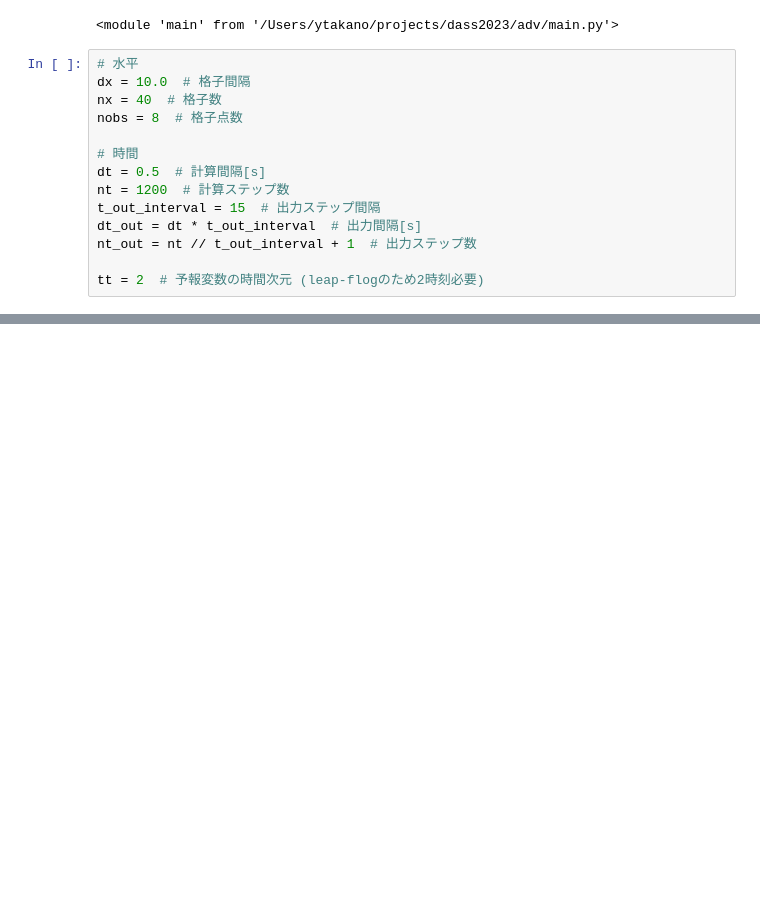
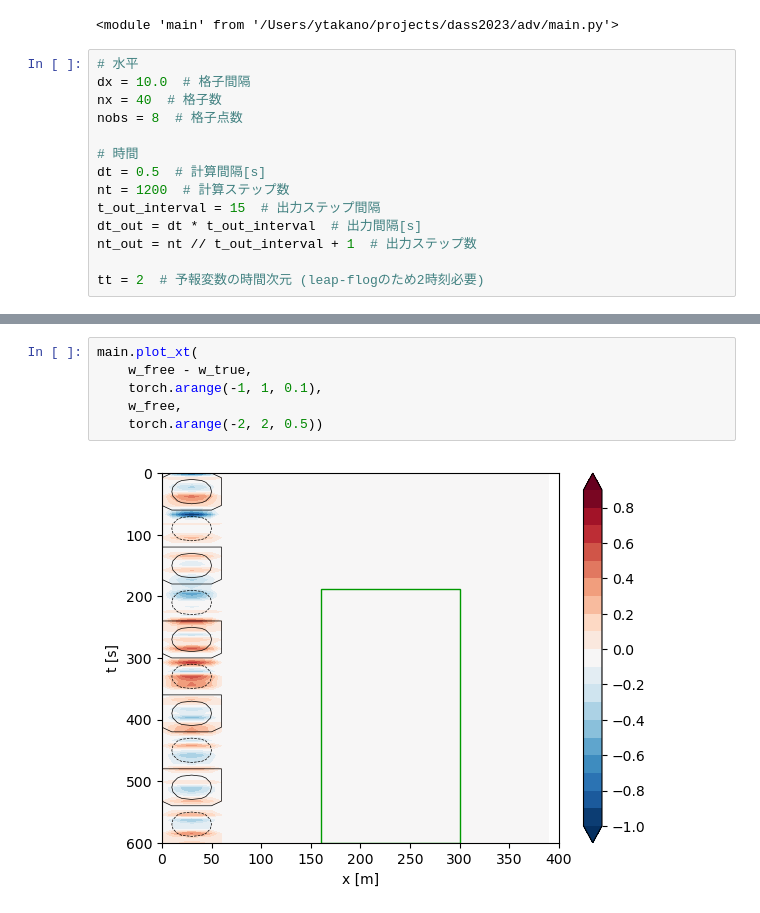
Before and after one commit to wm-ytakano/dass2023-adv-EnKF, a Jupyter notebook: main.ipynb, the cells around one changed output, grey strips where cells are left out. Cells and saved outputs as stored; diff of their text form; blank space fills up the shorter version.

```diff
--- a/main.ipynb
+++ b/main.ipynb
@@ -47,0 +48,8 @@ main.plot_xt(
+# %%
+main.plot_xt(
+    w_free - w_true,
+    torch.arange(-1, 1, 0.1),
+    w_free,
+    torch.arange(-2, 2, 0.5))
+# %% [output]
+[figure, added]
```
Also changed, not shown: parts of 4 cells of this notebook, 1 other file.
